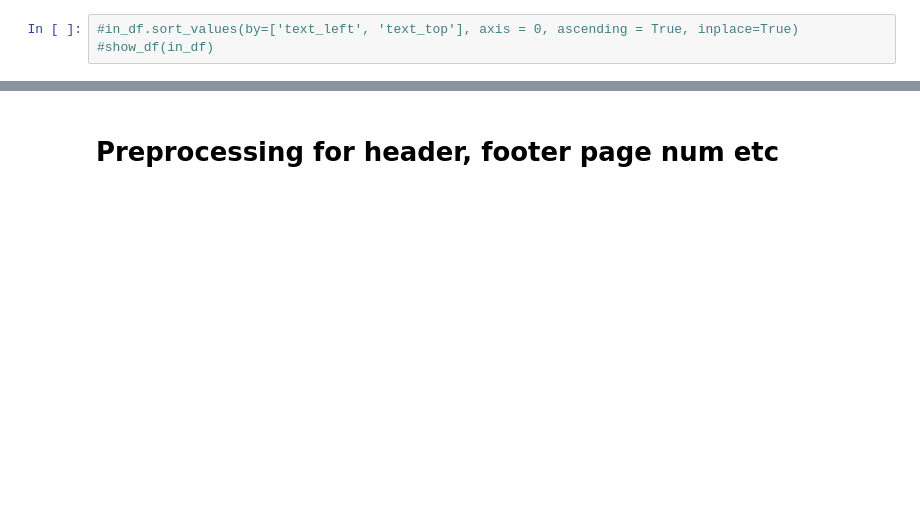
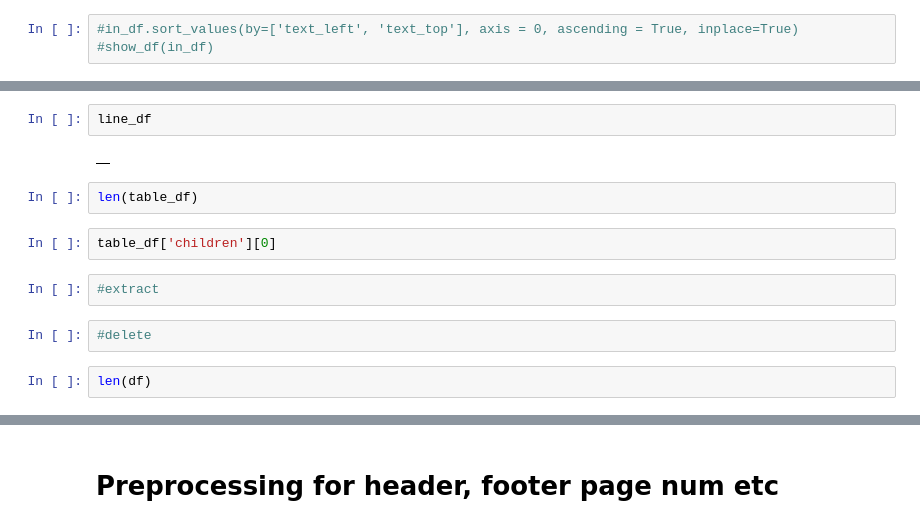
Before and after one commit to kumardeepak/document-structure, a Jupyter notebook: notebooks/DOCUMENT_STRUCTURE_MAIN_DHIRAJ.ipynb, the cells around one changed output, grey strips where cells are left out. Cells and saved outputs as stored; diff of their text form; blank space fills up the shorter version.

```diff
--- a/notebooks/DOCUMENT_STRUCTURE_MAIN_DHIRAJ.ipynb
+++ b/notebooks/DOCUMENT_STRUCTURE_MAIN_DHIRAJ.ipynb
@@ -112,0 +289,14 @@ draw_box(img_filepath, page_width, page_height, in_df, color='red')
+# %%
+line_df
+# %% [output]
+|  |
+# %%
+len(table_df)
+# %%
+table_df['children'][0]
+# %%
+#extract
+# %%
+#delete
+# %%
+len(df)
```
Also changed, not shown: parts of 32 cells of this notebook, 3 other files.
